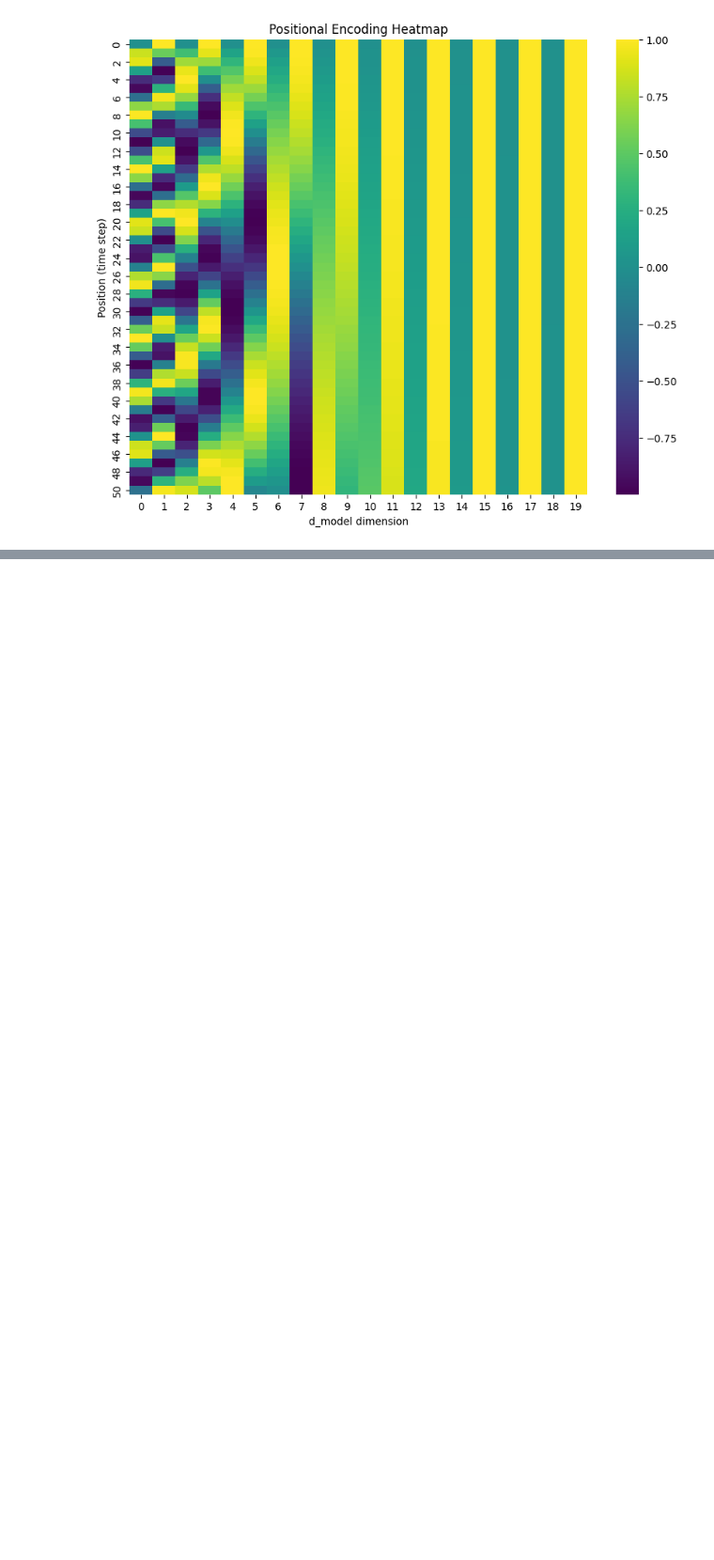
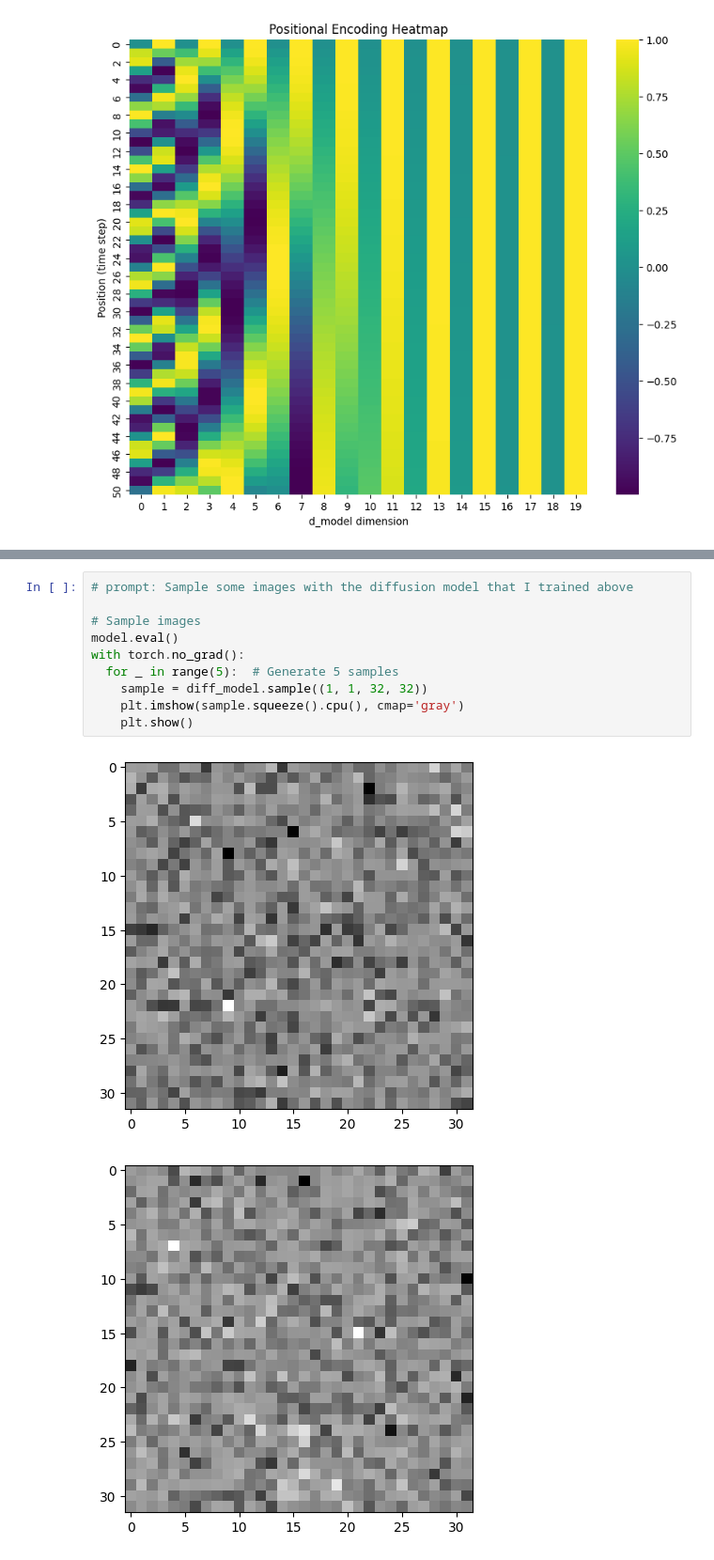
Before and after one commit to carloscotrini/transformers_from_scratch, a Jupyter notebook: AML_MyDiffusionModel.ipynb, the cells around one changed output, grey strips where cells are left out. Shown at 94% size. Cells and saved outputs as stored; diff of their text form; blank space fills up the shorter version.

```diff
--- a/AML_MyDiffusionModel.ipynb
+++ b/AML_MyDiffusionModel.ipynb
@@ -274,0 +347,13 @@ class MyUNet(nn.Module):
+# %%
+# prompt: Sample some images with the diffusion model that I trained above
+
+# Sample images
+model.eval()
+with torch.no_grad():
+  for _ in range(5):  # Generate 5 samples
+    sample = diff_model.sample((1, 1, 32, 32))
+    plt.imshow(sample.squeeze().cpu(), cmap='gray')
+    plt.show()
+# %% [output]
+[figure, added]
+[figure, added]
```
Also changed, not shown: parts of 10 cells of this notebook.
